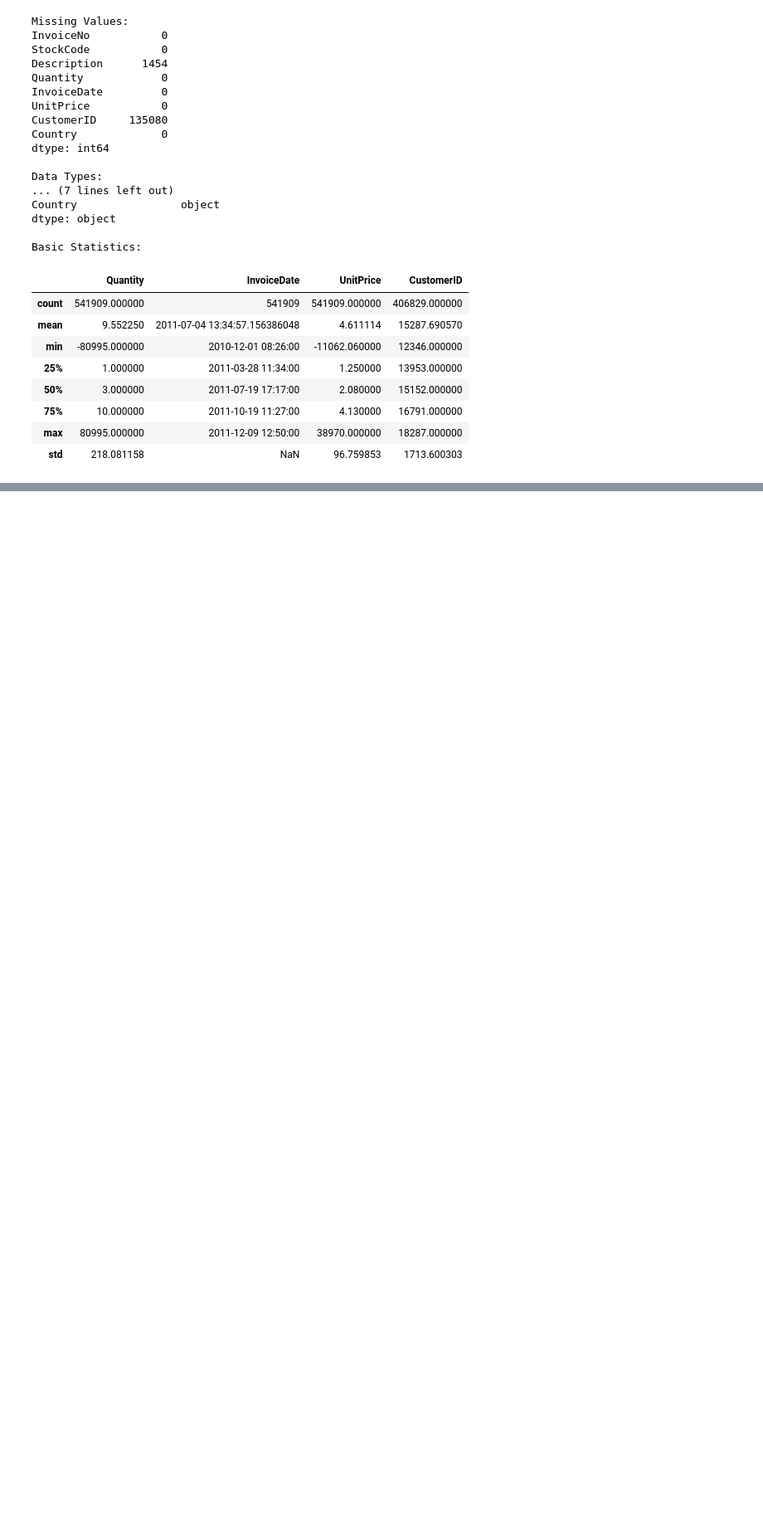
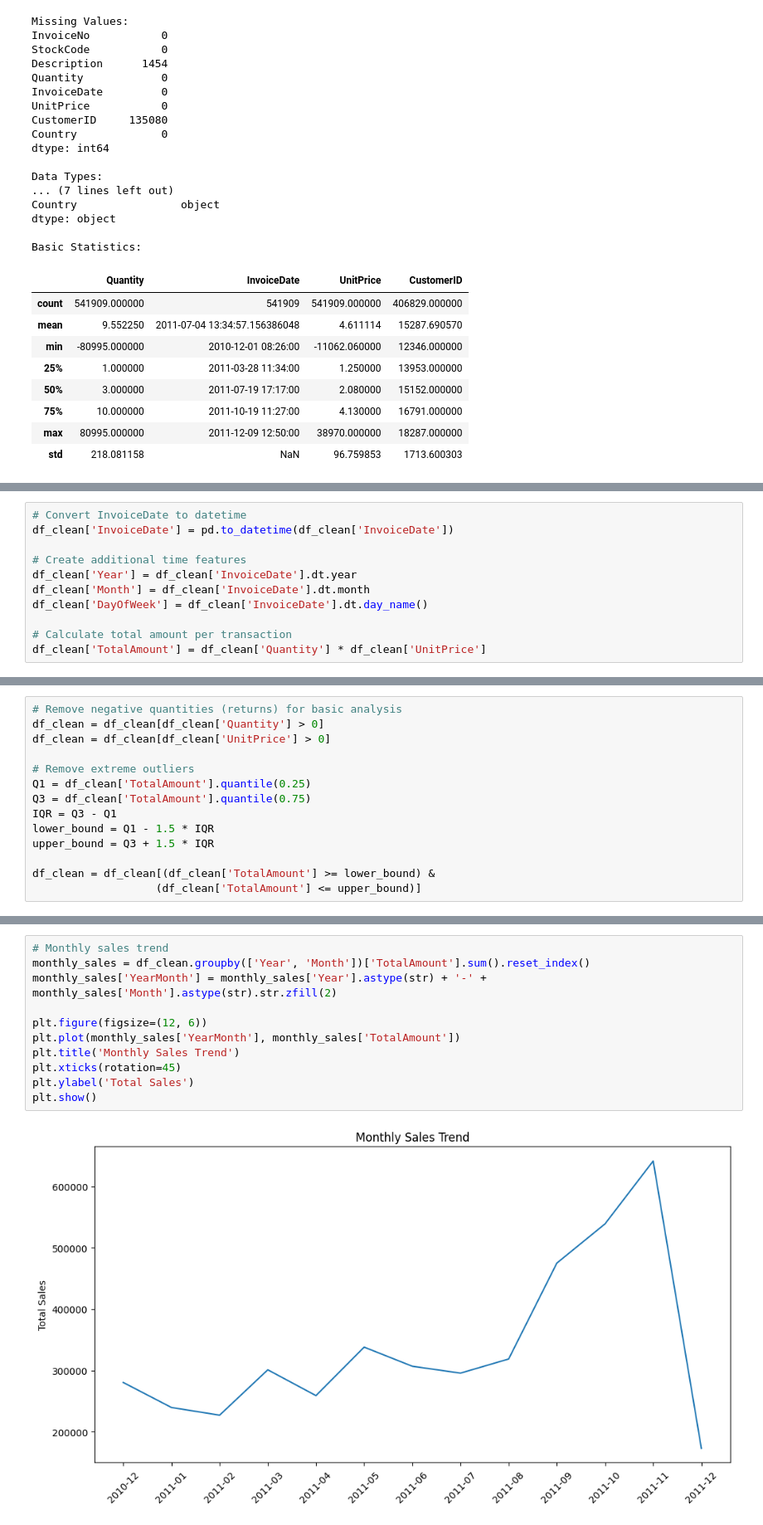
Before and after one commit to jerichobien360/data-analysis-portfolio, a Jupyter notebook: data_exploration.ipynb, the cells around one changed output, grey strips where cells are left out. Shown at 83% size. Cells and saved outputs as stored; diff of their text form; blank space fills up the shorter version.

Commit message:
E-commerce data analysis project

```diff
--- a/data_exploration.ipynb
+++ b/data_exploration.ipynb
@@ -72,0 +93,11 @@ Basic Statistics:
+# %%
+# Convert InvoiceDate to datetime
+df_clean['InvoiceDate'] = pd.to_datetime(df_clean['InvoiceDate'])
+
+# Create additional time features
+df_clean['Year'] = df_clean['InvoiceDate'].dt.year
+df_clean['Month'] = df_clean['InvoiceDate'].dt.month
+df_clean['DayOfWeek'] = df_clean['InvoiceDate'].dt.day_name()
+
+# Calculate total amount per transaction
+df_clean['TotalAmount'] = df_clean['Quantity'] * df_clean['UnitPrice']
@@ -72,0 +122,14 @@ Basic Statistics:
+# %%
+# Remove negative quantities (returns) for basic analysis
+df_clean = df_clean[df_clean['Quantity'] > 0]
+df_clean = df_clean[df_clean['UnitPrice'] > 0]
+
+# Remove extreme outliers
+Q1 = df_clean['TotalAmount'].quantile(0.25)
+Q3 = df_clean['TotalAmount'].quantile(0.75)
+IQR = Q3 - Q1
+lower_bound = Q1 - 1.5 * IQR
+upper_bound = Q3 + 1.5 * IQR
+
+df_clean = df_clean[(df_clean['TotalAmount'] >= lower_bound) &
+                   (df_clean['TotalAmount'] <= upper_bound)]
@@ -72,0 +138,13 @@ Basic Statistics:
+# %%
+# Monthly sales trend
+monthly_sales = df_clean.groupby(['Year', 'Month'])['TotalAmount'].sum().reset_index()
+monthly_sales['YearMonth'] = monthly_sales['Year'].astype(str) + '-' + monthly_sales['Month'].astype(str).str.zfill(2)
+
+plt.figure(figsize=(12, 6))
+plt.plot(monthly_sales['YearMonth'], monthly_sales['TotalAmount'])
+plt.title('Monthly Sales Trend')
+plt.xticks(rotation=45)
+plt.ylabel('Total Sales')
+plt.show()
+# %% [output]
+[figure, added]
```
Also changed, not shown: parts of 8 cells of this notebook, 3 other files.
